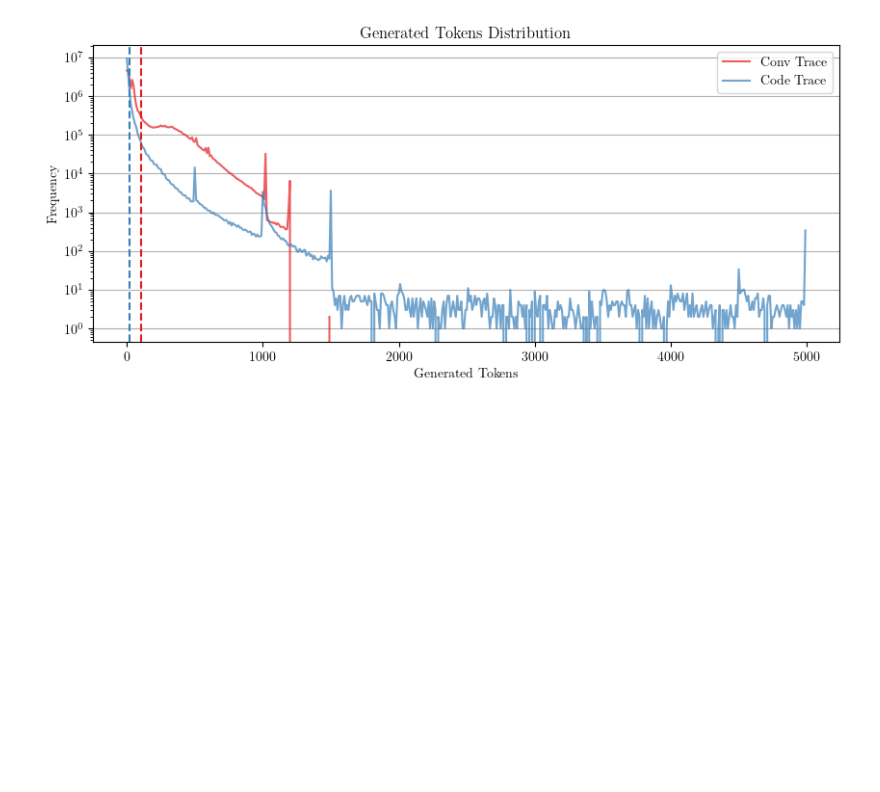
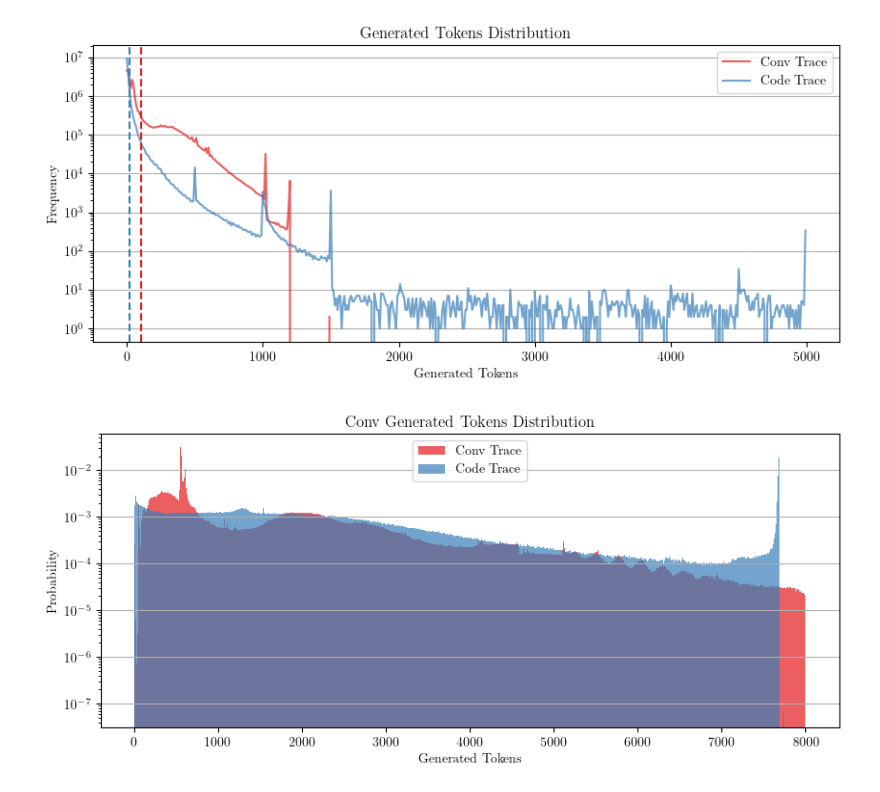
Before and after one commit to NathanRignall/llm-scheduling, a Jupyter notebook: traces.ipynb, the cells around one changed output. Drawn from its saved outputs; the diff is of its cells as text; code cells hidden in the pictures; blank space fills up the shorter version.

Commit message:
Add csv pdf export to traces

```diff
--- a/traces.ipynb
+++ b/traces.ipynb
@@ -108,3 +106,47 @@ plt.show()
 Conv Trace - Max Generated Tokens: 1500, Avg Generated Tokens: 105.5091875003365
 Code Trace - Max Generated Tokens: 5000, Avg Generated Tokens: 22.689729967129253
 [figure]
+# %%
+def extract_trace_to_csv(trace, bin_width, csv_file):
+    trace_max = trace.max()
+    trace_bins = np.arange(0, trace_max + bin_width, bin_width)
+    trace_hist, trace_bin_edges = np.histogram(trace, bins=trace_bins)
+
+    # Scale histogram to probabilities
+    trace_hist = trace_hist / trace_hist.sum()
+
+    # Create a DataFrame from the histogram data
+    trace_df = pd.DataFrame({
+        'BinStart': trace_bin_edges[:-1],
+        'BinEnd': trace_bin_edges[1:],
+        'Probability': trace_hist
+    })
+    trace_df['BinCenter'] = (trace_df['BinStart'] + trace_df['BinEnd']) / 2
+    trace_df['BinWidth'] = bin_width
+
+    # Save the DataFrame to a CSV file
+    trace_df.to_csv(csv_file, index=False)
+
+    return trace_df
+
+# Extract Context Tokens trace to CSV
+conv_context_tokens_df = extract_trace_to_csv(conv_trace_df['ContextTokens'], 5, 'conv_context_tokens_hist.csv')
+code_context_tokens_df = extract_trace_to_csv(code_trace_df['ContextTokens'], 5, 'code_context_tokens_hist.csv')
+
+# Extract Generated Tokens trace to CSV
+conv_generated_tokens_df = extract_trace_to_csv(conv_trace_df['GeneratedTokens'], 5, 'conv_generated_tokens_hist.csv')
+code_generated_tokens_df = extract_trace_to_csv(code_trace_df['GeneratedTokens'], 5, 'code_generated_tokens_hist.csv')
+
+# plot conv_context_tokens_df as a histogram
+plt.figure(figsize=(10, 4))
+plt.bar(conv_context_tokens_df['BinCenter'], conv_context_tokens_df['Probability'], width=conv_context_tokens_df['BinWidth'], alpha=0.7, label='Conv Trace')
+plt.bar(code_context_tokens_df['BinCenter'], code_context_tokens_df['Probability'], width=code_context_tokens_df['BinWidth'], alpha=0.7, label='Code Trace')
+plt.title("Conv Generated Tokens Distribution")
+plt.xlabel("Generated Tokens")
+plt.ylabel("Probability")
+plt.grid(axis='y')
+plt.legend()
+plt.yscale('log')
+plt.show()
+# %% [output]
+[figure, added]
```
Also changed, not shown: parts of 1 cell of this notebook.
